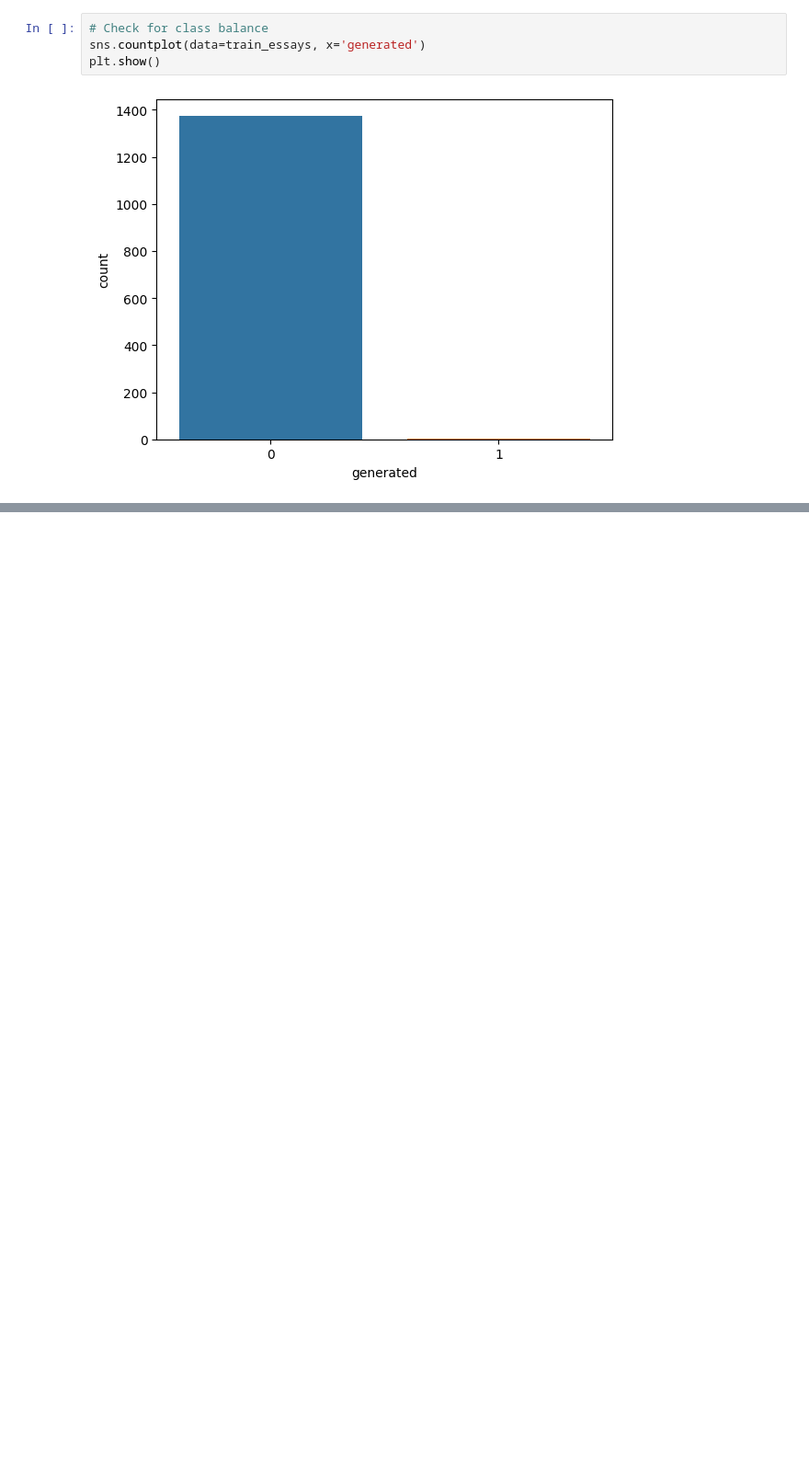
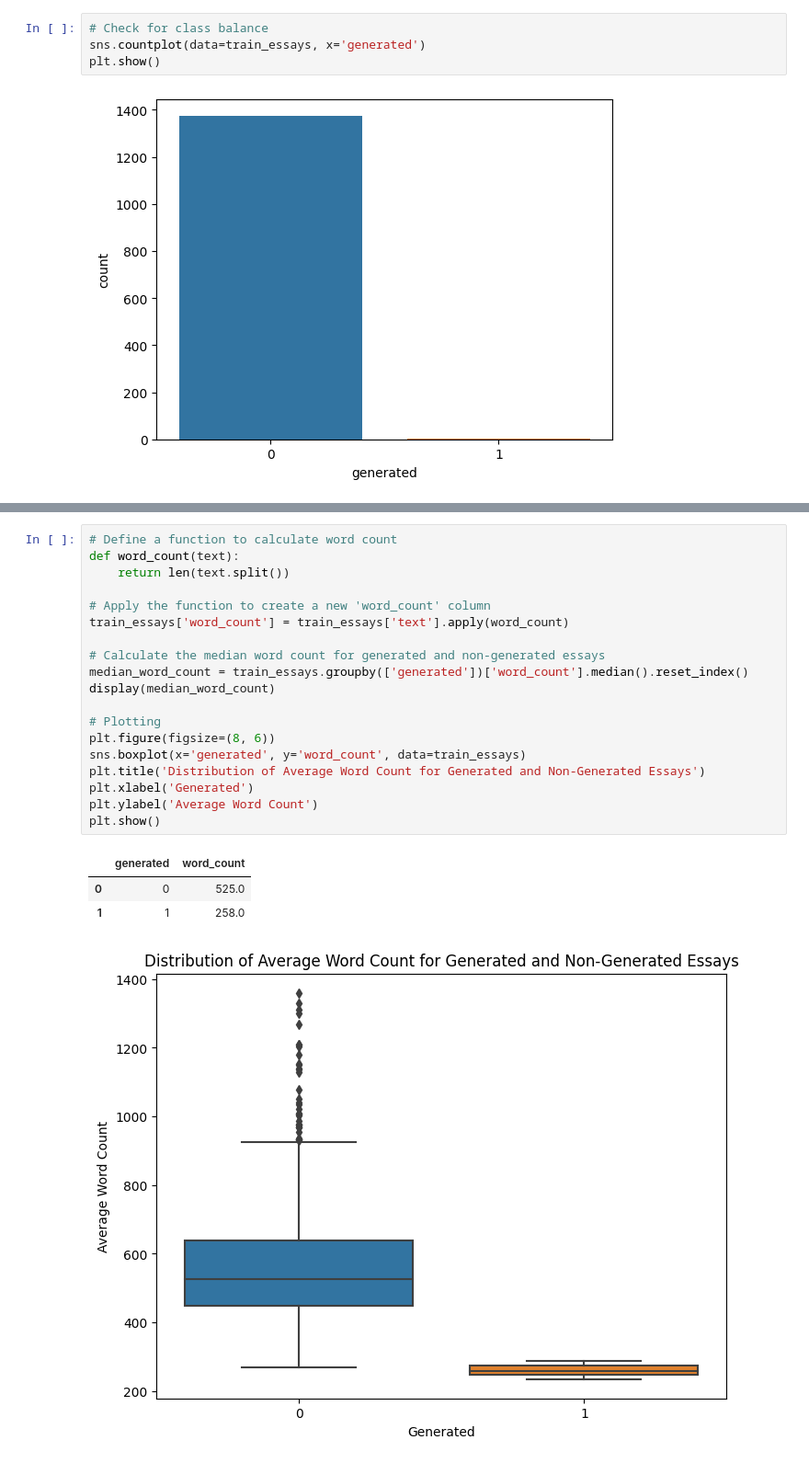
Before and after one commit to shpatrickguo/Mi2S, a Jupyter notebook: detect-ai-generated-text.ipynb, the cells around one changed output, grey strips where cells are left out. Shown at 92% size. Cells and saved outputs as stored; diff of their text form; blank space fills up the shorter version.

```diff
--- a/detect-ai-generated-text.ipynb
+++ b/detect-ai-generated-text.ipynb
@@ -700,0 +323,24 @@ There is no statistically significant difference in cosine similarity scores.
+# %%
+# Define a function to calculate word count
+def word_count(text):
+    return len(text.split())
+
+# Apply the function to create a new 'word_count' column
+train_essays['word_count'] = train_essays['text'].apply(word_count)
+
+# Calculate the median word count for generated and non-generated essays
+median_word_count = train_essays.groupby(['generated'])['word_count'].median().reset_index()
+display(median_word_count)
+
+# Plotting
+plt.figure(figsize=(8, 6))
+sns.boxplot(x='generated', y='word_count', data=train_essays)
+plt.title('Distribution of Average Word Count for Generated and Non-Generated Essays')
+plt.xlabel('Generated')
+plt.ylabel('Average Word Count')
+plt.show()
+# %% [output]
+|  | generated | word_count |
+| 0 | 0 | 525.0 |
+| 1 | 1 | 258.0 |
+[figure, added]
```
Also changed, not shown: parts of 76 cells of this notebook.
